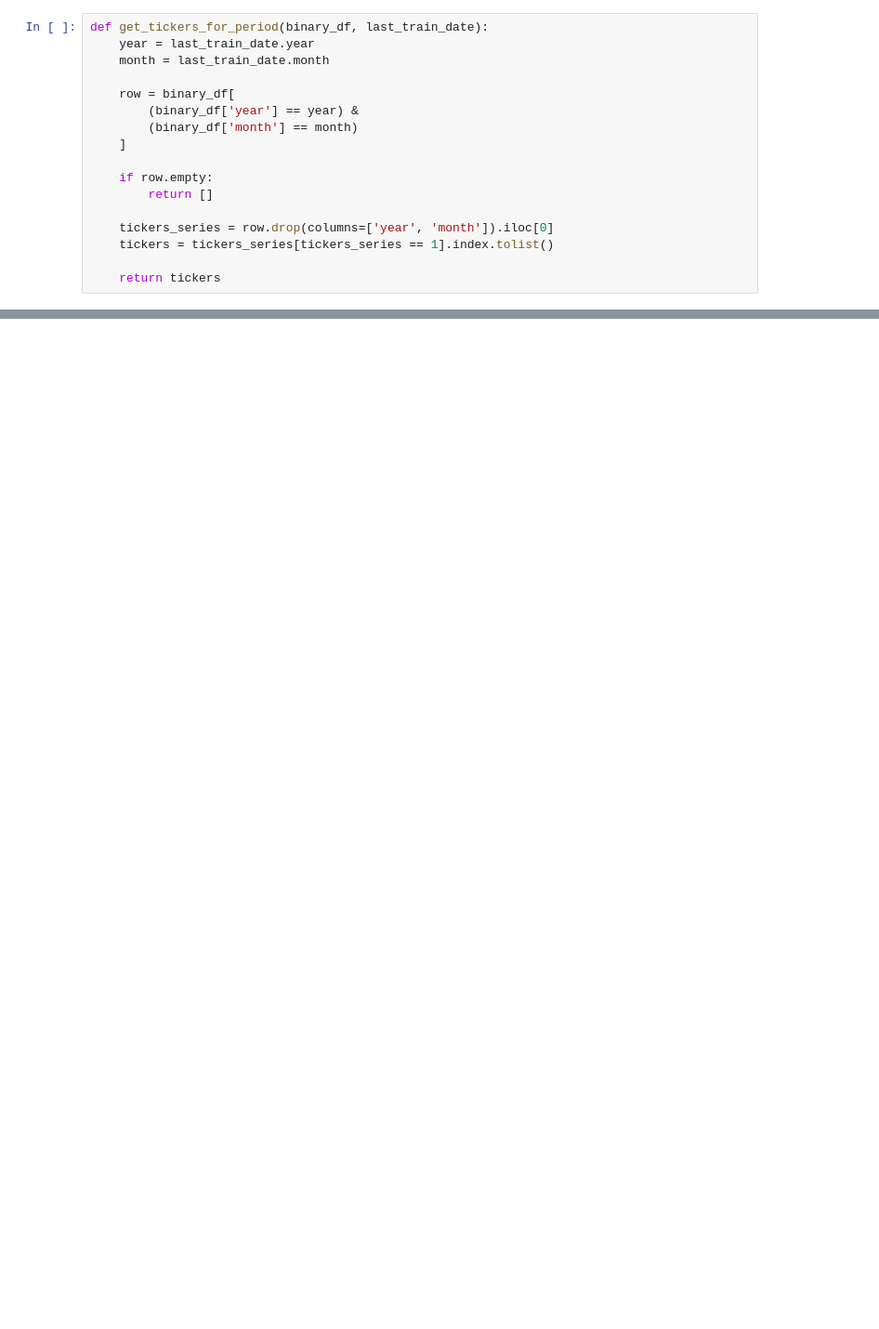
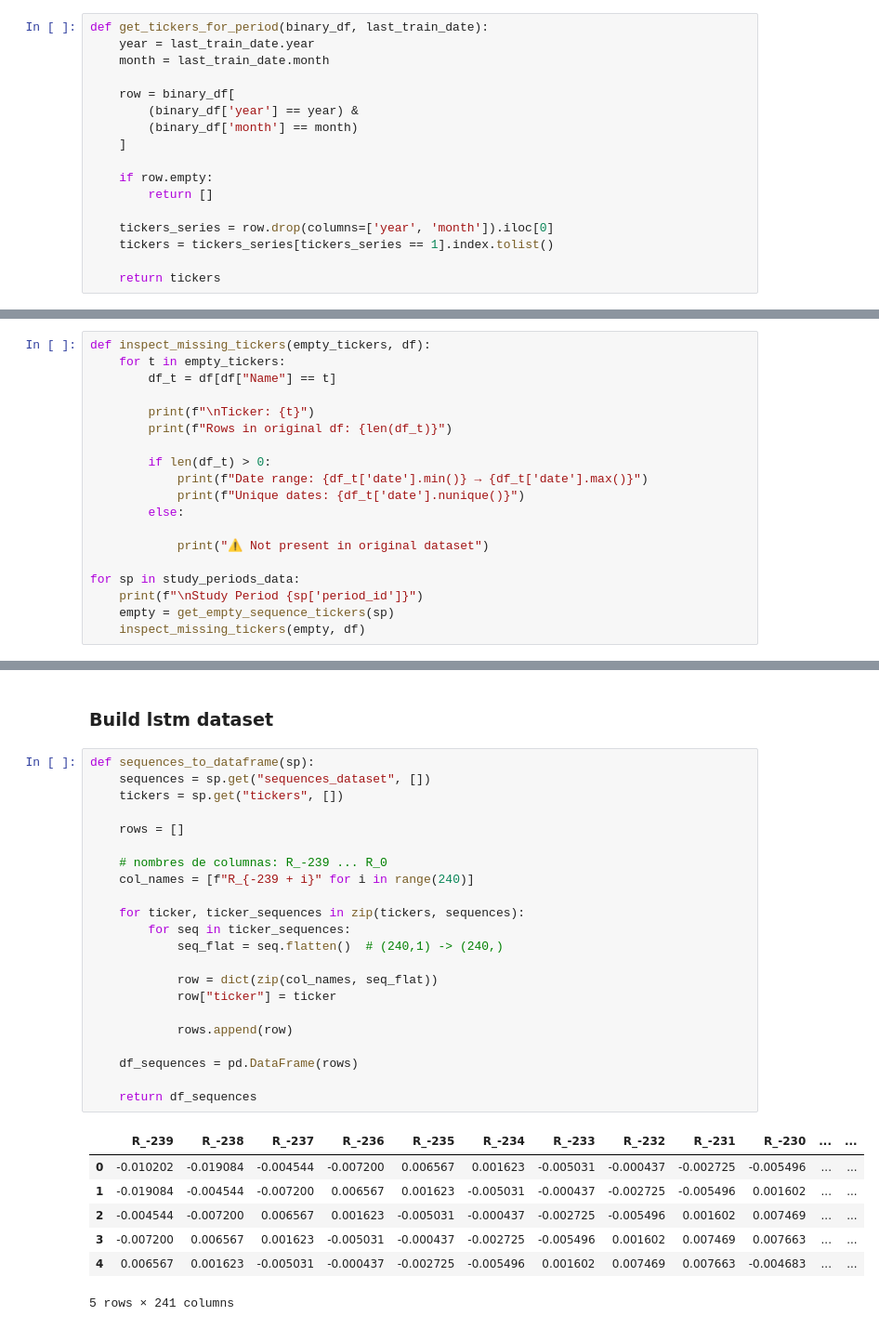
Before and after one commit to SergioACV/NeuralNetworks-Group1, a Jupyter notebook: notebooks/CreacionBase.ipynb, the cells around one changed output, grey strips where cells are left out. Shown at 93% size. Drawn from its saved outputs; the diff is of its cells as text; blank space fills up the shorter version.

Commit message:
dataset in rolling windows

```diff
--- a/notebooks/CreacionBase.ipynb
+++ b/notebooks/CreacionBase.ipynb
@@ -469,0 +472,19 @@ Total sequences: 0
+# %%
+def inspect_missing_tickers(empty_tickers, df):
+    for t in empty_tickers:
+        df_t = df[df["Name"] == t]
+
+        print(f"\nTicker: {t}")
+        print(f"Rows in original df: {len(df_t)}")
+
+        if len(df_t) > 0:
+            print(f"Date range: {df_t['date'].min()} → {df_t['date'].max()}")
+            print(f"Unique dates: {df_t['date'].nunique()}")
+        else:
+
+            print("⚠️ Not present in original dataset")
+
+for sp in study_periods_data:
+    print(f"\nStudy Period {sp['period_id']}")
+    empty = get_empty_sequence_tickers(sp)
+    inspect_missing_tickers(empty, df)
@@ -469,0 +545,32 @@ Total sequences: 0
+# %% [markdown]
+### Build lstm dataset
+# %%
+def sequences_to_dataframe(sp):
+    sequences = sp.get("sequences_dataset", [])
+    tickers = sp.get("tickers", [])
+
+    rows = []
+
+    # nombres de columnas: R_-239 ... R_0
+    col_names = [f"R_{-239 + i}" for i in range(240)]
+
+    for ticker, ticker_sequences in zip(tickers, sequences):
+        for seq in ticker_sequences:
+            seq_flat = seq.flatten()  # (240,1) -> (240,)
+
+            row = dict(zip(col_names, seq_flat))
+            row["ticker"] = ticker
+
+            rows.append(row)
+
+    df_sequences = pd.DataFrame(rows)
+
+    return df_sequences
+# %% [output]
+|  | R_-239 | R_-238 | R_-237 | R_-236 | R_-235 | R_-234 | R_-233 | R_-232 | R_-231 | R_-230 | ... | ... |
+| 0 | -0.010202 | -0.019084 | -0.004544 | -0.007200 | 0.006567 | 0.001623 | -0.005031 | -0.000437 | -0.002725 | -0.005496 | ... | ... |
+| 1 | -0.019084 | -0.004544 | -0.007200 | 0.006567 | 0.001623 | -0.005031 | -0.000437 | -0.002725 | -0.005496 | 0.001602 | ... | ... |
+| 2 | -0.004544 | -0.007200 | 0.006567 | 0.001623 | -0.005031 | -0.000437 | -0.002725 | -0.005496 | 0.001602 | 0.007469 | ... | ... |
+| 3 | -0.007200 | 0.006567 | 0.001623 | -0.005031 | -0.000437 | -0.002725 | -0.005496 | 0.001602 | 0.007469 | 0.007663 | ... | ... |
+| 4 | 0.006567 | 0.001623 | -0.005031 | -0.000437 | -0.002725 | -0.005496 | 0.001602 | 0.007469 | 0.007663 | -0.004683 | ... | ... |
+5 rows × 241 columns
```
Also changed, not shown: parts of 21 cells of this notebook.
